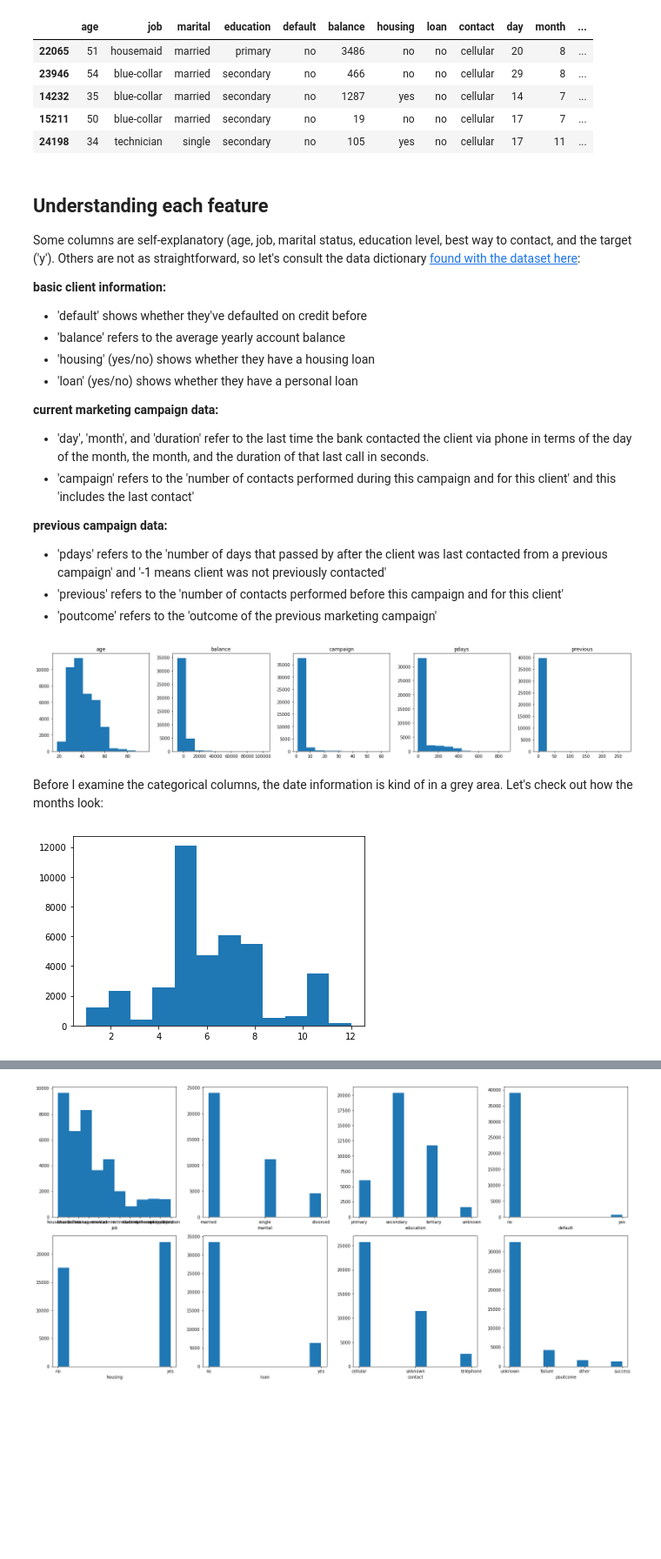
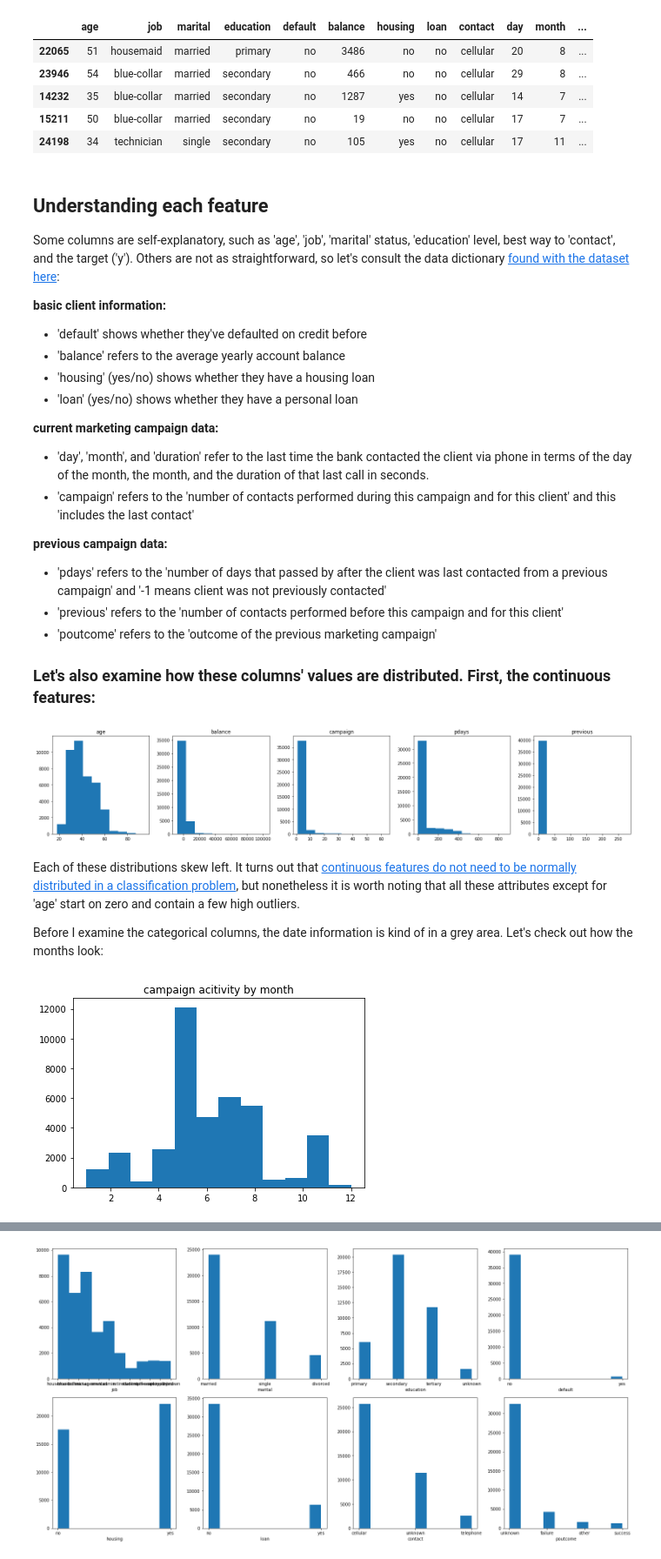
Before and after one commit to joeldmott/bank_marketing_classification_project, a Jupyter notebook: project_notebook.ipynb, the cells around one changed output, grey strips where cells are left out. Shown at 87% size. Saved outputs shown, nothing was run; the diff lists cells and outputs as text; code cells hidden in the pictures; blank space fills up the shorter version.

```diff
--- a/project_notebook.ipynb
+++ b/project_notebook.ipynb
@@ -172,0 +170,4 @@ rejoined_df.sample(10)
+# %%
+y_column_integer_map = {'no': 0, 'yes': 1}
+rejoined_df['y'] = rejoined_df['y'].map(y_column_integer_map)
+rejoined_df['y'].value_counts()
@@ -189,7 +194,7 @@ X_train.head()
 # %% [markdown]
 ## Understanding each feature
 
-Some columns are self-explanatory (age, job, marital status, education level, best way to contact, and the target ('y'). Others are not as straightforward, so let's consult the data dictionary [found with the dataset here](https://www.kaggle.com/datasets/prakharrathi25/banking-dataset-marketing-targets/data):
+Some columns are self-explanatory, such as 'age', 'job', 'marital' status, 'education' level, best way to 'contact', and the target ('y'). Others are not as straightforward, so let's consult the data dictionary [found with the dataset here](https://www.kaggle.com/datasets/prakharrathi25/banking-dataset-marketing-targets/data):
 
 **basic client information:**
 - 'default' shows whether they've defaulted on credit before
@@ -205,6 +210,8 @@ Some columns are self-explanatory (age, job, marital status, education level, be
 - 'pdays' refers to the 'number of days that passed by after the client was last contacted from a previous campaign' and '-1 means client was not previously contacted'
 - 'previous' refers to the 'number of contacts performed before this campaign and for this client'
 - 'poutcome' refers to the 'outcome of the previous marketing campaign'
+
+### Let's also examine how these columns' values are distributed. First, the continuous features:
 # %%
 X_train_continuous = X_train[['age', 'balance', 'campaign', 'pdays', 'previous']]
 # %%
@@ -219,8 +226,12 @@ plt.tight_layout();
 # %% [output]
 [figure]
 # %% [markdown]
+Each of these distributions skew left. It turns out that [continuous features do not need to be normally distributed in a classification problem](https://www.sciencedirect.com/topics/nursing-and-health-professions/logistic-regression-analysis#:~:text=Logistic%20regression%20does%20not%20assume,equal%20variance%20within%20each%20group), but nonetheless it is worth noting that all these attributes except for 'age' start on zero and contain a few high outliers.
+
 Before I examine the categorical columns, the date information is kind of in a grey area. Let's check out how the months look:
 # %%
-plt.hist(X_train['month'], bins=12);
+fig, ax = plt.subplots()
+ax.hist(X_train['month'], bins=12)
+ax.set_title('campaign acitivity by month');
 # %% [output]
-[figure, old version]
+[figure, new version]
```
Also changed, not shown: parts of 33 cells of this notebook.
